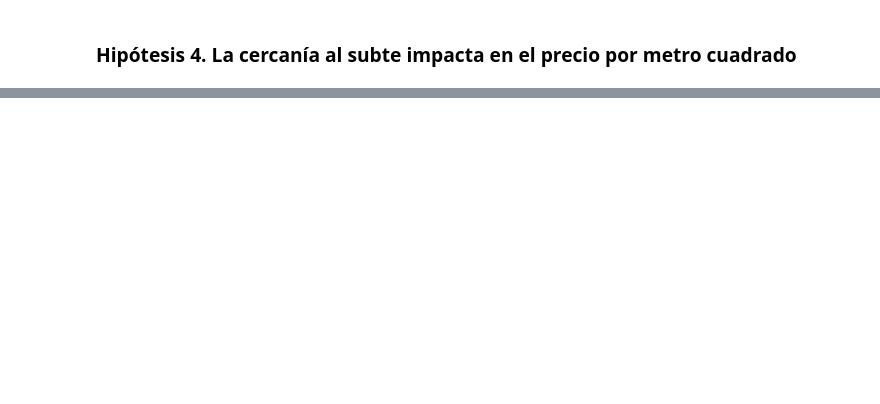
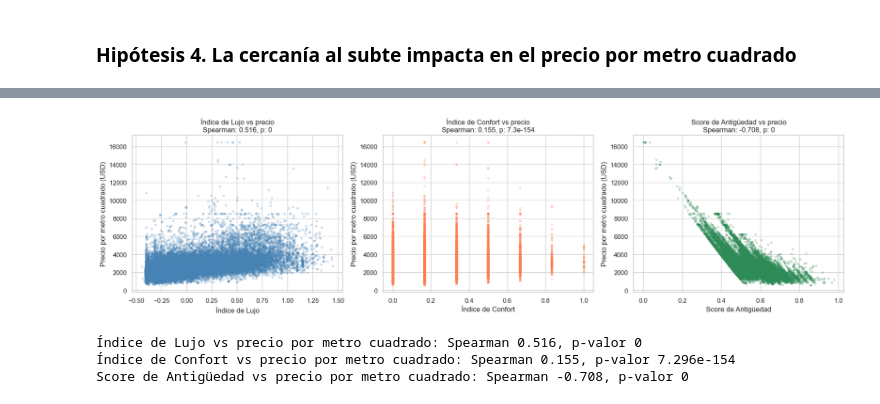
Before and after one commit to clararodriguezacevedo/descriptiva-real-estate, a Jupyter notebook: notebooks/TP3_Grupo_1.ipynb, the cells around one changed output, grey strips where cells are left out. Drawn from its saved outputs; the diff is of its cells as text; code cells hidden in the pictures; blank space fills up the shorter version.

```diff
--- a/notebooks/TP3_Grupo_1.ipynb
+++ b/notebooks/TP3_Grupo_1.ipynb
@@ -1141,0 +1268,50 @@ Queremos encontrar grupos de propiedades que compartan características similare
+# %%
+fig, axes = plt.subplots(1, 3, figsize=(18, 5))
+
+subset_val = df[
+    (df['operacion'] == 'venta') & (df['moneda'] == 'usd') &
+    df['precio_por_m2'].notna()
+].copy()
+
+# Índice de Lujo
+axes[0].scatter(
+    subset_val['indice_lujo'], subset_val['precio_por_m2'],
+    alpha=0.2, s=10, color='steelblue'
+)
+rho_l, p_l = spearmanr(subset_val['indice_lujo'], subset_val['precio_por_m2'])
+axes[0].set_xlabel('Índice de Lujo')
+axes[0].set_ylabel('Precio por metro cuadrado (USD)')
+axes[0].set_title(f'Índice de Lujo vs precio\nSpearman: {rho_l:.3f}, p: {p_l:.2g}')
+
+# Índice de Confort
+axes[1].scatter(
+    subset_val['indice_confort'], subset_val['precio_por_m2'],
+    alpha=0.2, s=10, color='coral'
+)
+rho_c, p_c = spearmanr(subset_val['indice_confort'], subset_val['precio_por_m2'])
+axes[1].set_xlabel('Índice de Confort')
+axes[1].set_ylabel('Precio por metro cuadrado (USD)')
+axes[1].set_title(f'Índice de Confort vs precio\nSpearman: {rho_c:.3f}, p: {p_c:.2g}')
+
+# Score de Antigüedad
+sub_age = subset_val[subset_val['score_antiguedad'].notna()]
+axes[2].scatter(
+    sub_age['score_antiguedad'], sub_age['precio_por_m2'],
+    alpha=0.2, s=10, color='seagreen'
+)
+rho_a, p_a = spearmanr(sub_age['score_antiguedad'], sub_age['precio_por_m2'])
+axes[2].set_xlabel('Score de Antigüedad')
+axes[2].set_ylabel('Precio por metro cuadrado (USD)')
+axes[2].set_title(f'Score de Antigüedad vs precio\nSpearman: {rho_a:.3f}, p: {p_a:.2g}')
+
+plt.tight_layout()
+plt.show()
+
+print(f'Índice de Lujo vs precio por metro cuadrado: Spearman {rho_l:.3f}, p-valor {p_l:.4g}')
+print(f'Índice de Confort vs precio por metro cuadrado: Spearman {rho_c:.3f}, p-valor {p_c:.4g}')
+print(f'Score de Antigüedad vs precio por metro cuadrado: Spearman {rho_a:.3f}, p-valor {p_a:.4g}')
+# %% [output]
+[figure, added]
+Índice de Lujo vs precio por metro cuadrado: Spearman 0.516, p-valor 0
+Índice de Confort vs precio por metro cuadrado: Spearman 0.155, p-valor 7.296e-154
+Score de Antigüedad vs precio por metro cuadrado: Spearman -0.708, p-valor 0
```
Also changed, not shown: parts of 72 cells of this notebook.
